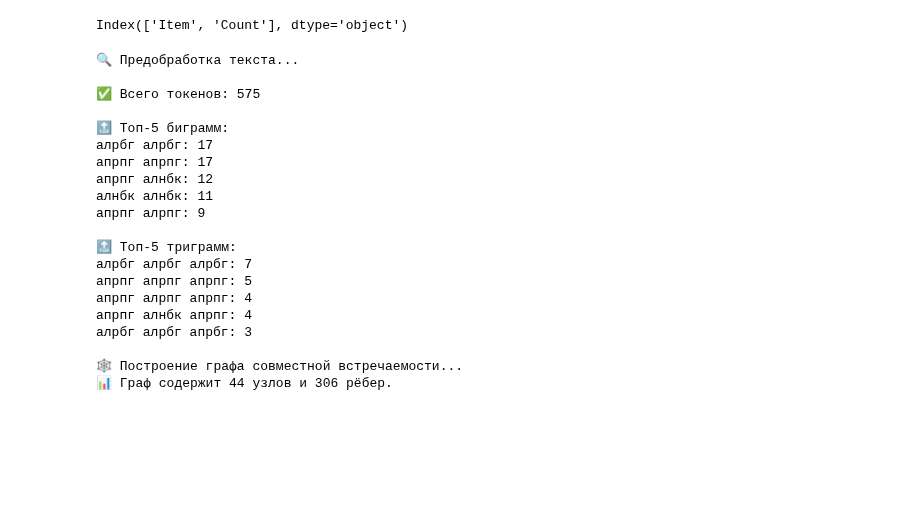
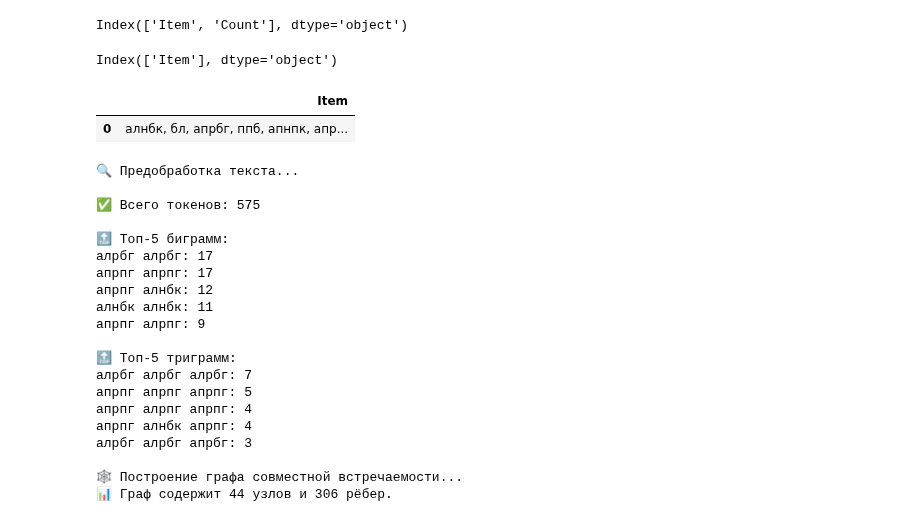
Before and after one commit to vn322/Sport-University, a Jupyter notebook: rbnlp1.ipynb, the cells around one changed output. Saved outputs shown, nothing was run; the diff lists cells and outputs as text; code cells hidden in the pictures; blank space fills up the shorter version.

```diff
--- a/rbnlp1.ipynb
+++ b/rbnlp1.ipynb
@@ -1347,6 +1347,16 @@ x = pd.DataFrame(ngram_freq.items(), columns=['Item', 'Count'])
 x.columns
 # %% [output]
 Index(['Item', 'Count'], dtype='object')
+# %%
+x = pd.DataFrame([keys_string], columns=['Item'])
+x.columns
+# %% [output]
+Index(['Item'], dtype='object')
+# %%
+x
+# %% [output]
+|  | Item |
+| 0 | алнбк, бл, апрбг, ппб, апнпк, апр... |
 # %%
 analyze_dataframe(x, text_column='Item', language='russian', top_ngrams=5)
 # %% [output]
```
Also changed, not shown: parts of 9 cells of this notebook.
